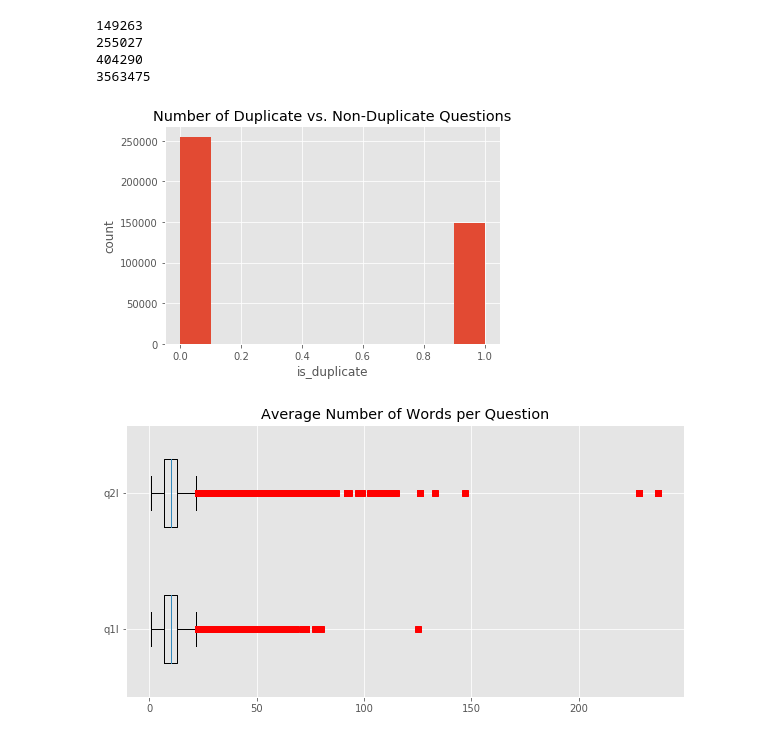
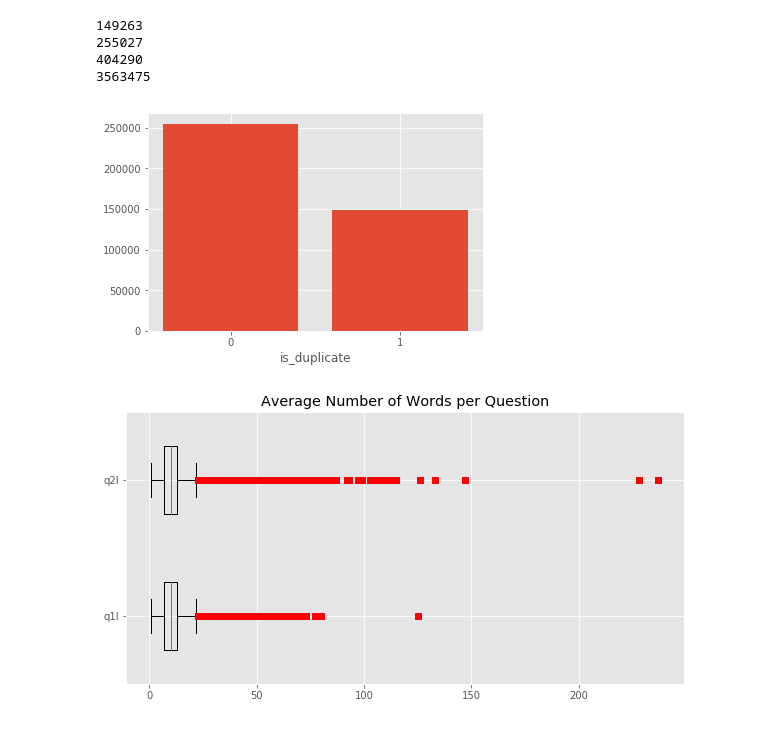
Before and after one commit to Parth-03/DuplicateQuestionIdentifier, a Jupyter notebook: data_exploration.ipynb, the cells around one changed output. Cells and saved outputs as stored; diff of their text form; code cells hidden in the pictures.

```diff
--- a/data_exploration.ipynb
+++ b/data_exploration.ipynb
@@ -289,14 +308,17 @@ print(len(test_data))
 404290
 3563475
 # %%
+not_dup = len(train_data[train_data['is_duplicate'] == 0])
+dup = len(train_data[train_data['is_duplicate'] == 1])
+
 plt.figure()
-plt.hist(train_data['is_duplicate'])
+plt.bar([1,2], [not_dup, dup], align="center")
 plt.xlabel("is_duplicate")
-plt.ylabel("count")
-plt.title("Number of Duplicate vs. Non-Duplicate Questions")
-plt.show()
+plt.xticks([1,2], ["0", "1"])
+# plt.title("Number of Duplicate vs. Non-Duplicate Questions")
+plt.show();
 # %% [output]
-[figure, old version]
+[figure, new version]
 # %%
 data = [train_data['q1l'], train_data['q2l']]
 
```
Also changed, not shown: parts of 17 cells of this notebook.
